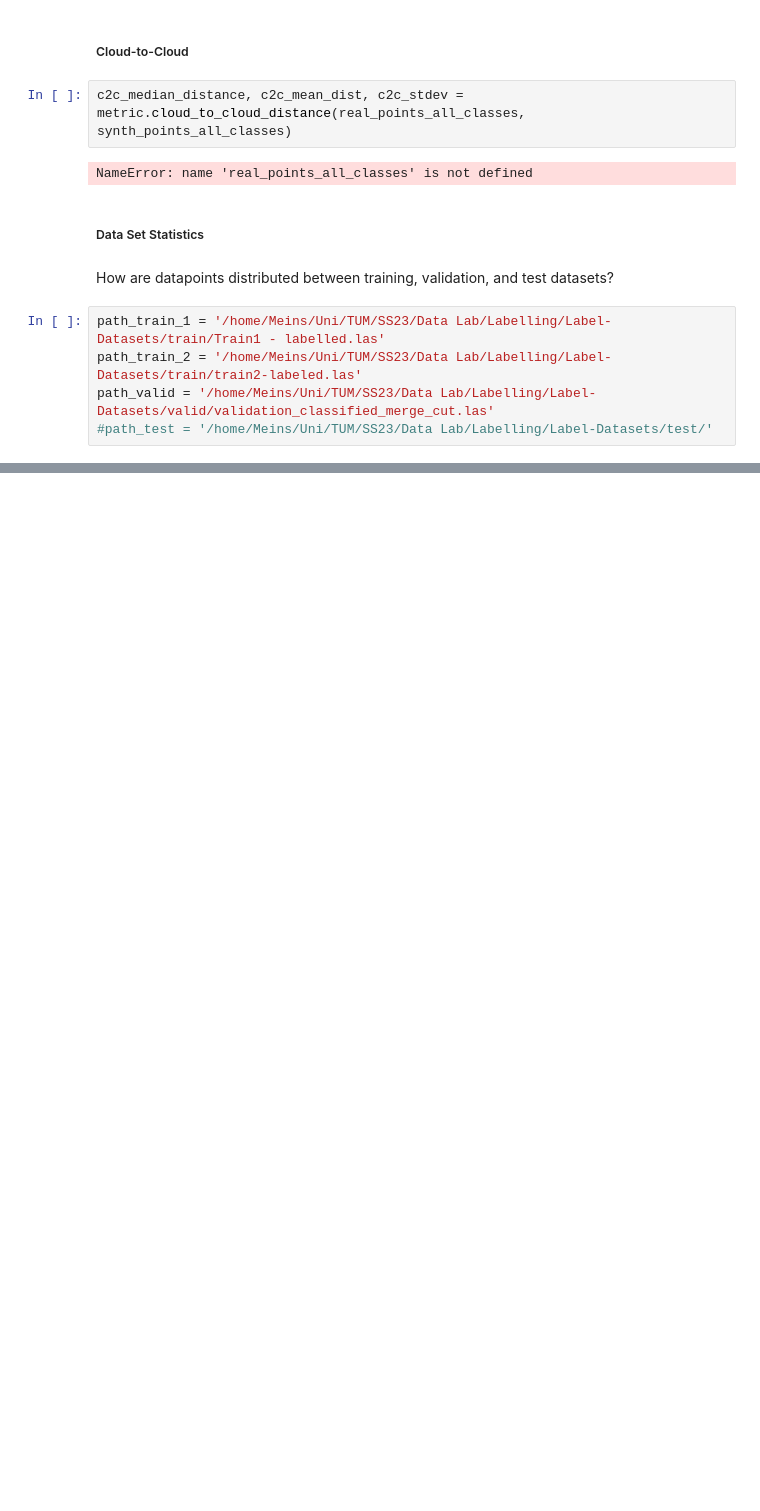
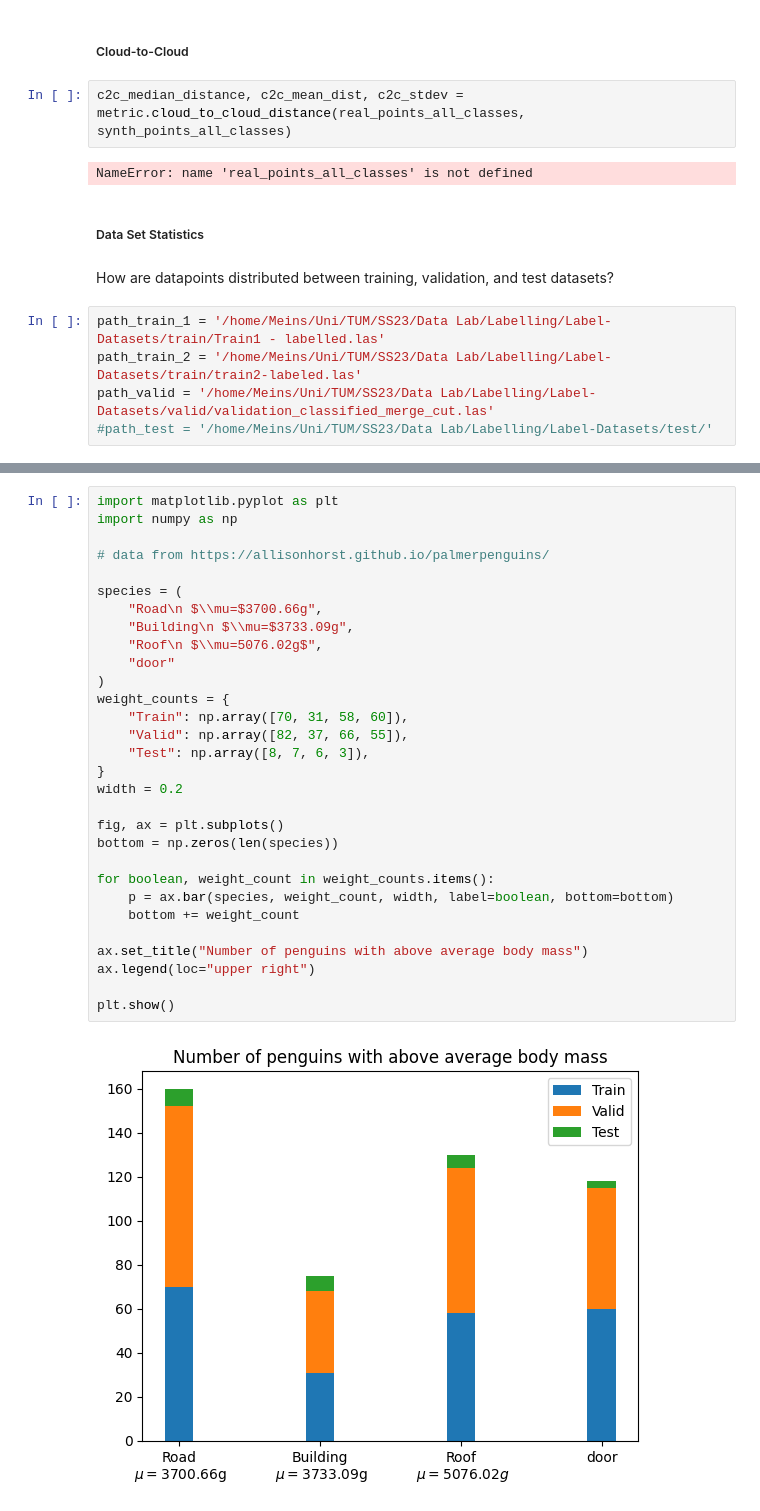
Before and after one commit to Madlab2/CloudMetrics, a Jupyter notebook: notebooks/metric.ipynb, the cells around one changed output, grey strips where cells are left out. Cells and saved outputs as stored; diff of their text form; blank space fills up the shorter version.

```diff
--- a/notebooks/metric.ipynb
+++ b/notebooks/metric.ipynb
@@ -53,0 +66,32 @@ output = statistic.compute_data_distribution(path_train_1, path_train_1, path_va
+# %%
+import matplotlib.pyplot as plt
+import numpy as np
+
+# data from https://allisonhorst.github.io/palmerpenguins/
+
+species = (
+    "Road\n $\\mu=$3700.66g",
+    "Building\n $\\mu=$3733.09g",
+    "Roof\n $\\mu=5076.02g$",
+    "door"
+)
+weight_counts = {
+    "Train": np.array([70, 31, 58, 60]),
+    "Valid": np.array([82, 37, 66, 55]),
+    "Test": np.array([8, 7, 6, 3]),
+}
+width = 0.2
+
+fig, ax = plt.subplots()
+bottom = np.zeros(len(species))
+
+for boolean, weight_count in weight_counts.items():
+    p = ax.bar(species, weight_count, width, label=boolean, bottom=bottom)
+    bottom += weight_count
+
+ax.set_title("Number of penguins with above average body mass")
+ax.legend(loc="upper right")
+
+plt.show()
+# %% [output]
+[figure, added]
```
Also changed, not shown: parts of 2 cells of this notebook, 1 other file.
